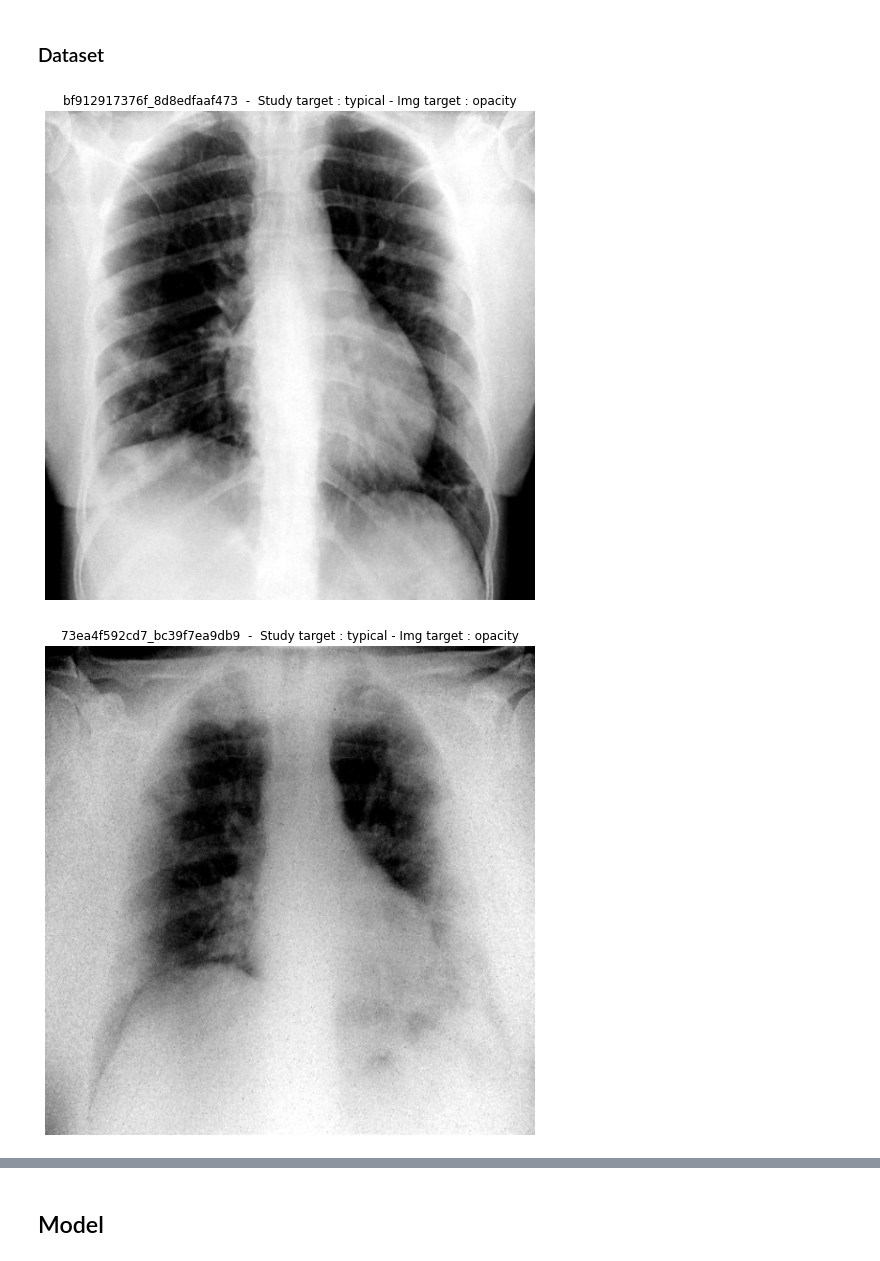
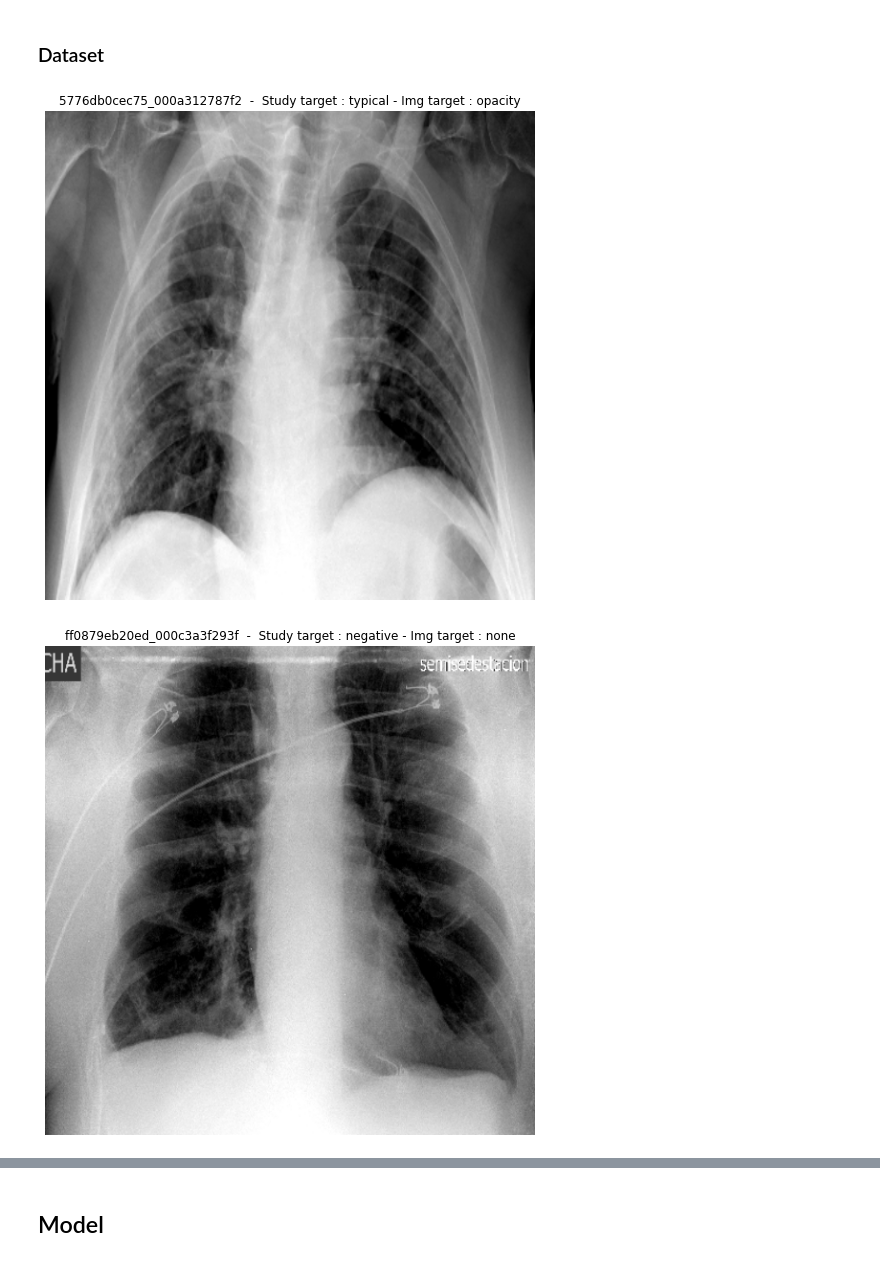
Before and after one commit to TheoViel/kaggle_siim_covid, a Jupyter notebook: notebooks/Training.ipynb, the cells around one changed output, grey strips where cells are left out. Drawn from its saved outputs; the diff is of its cells as text; code cells hidden in the pictures.

```diff
--- a/notebooks/Training.ipynb
+++ b/notebooks/Training.ipynb
@@ -56,10 +56,10 @@ boxes = pd.read_csv('../output/lungs_train')
 df = df.merge(boxes, left_on="image_id", right_on="img_name", suffixes=('', '_lung'))
 df['boxes_lung'] = df['boxes_lung'].apply(lambda x: np.array(ast.literal_eval(x)))
 # %%
-boxes = json.load(open('../output/boxes_dic.json', 'r'))
-boxes = pd.DataFrame.from_dict(boxes).T.reset_index().rename(columns={"index": "image_id", 0: "boxes_lung"})
+# boxes = json.load(open('../output/boxes_dic.json', 'r'))
+# boxes = pd.DataFrame.from_dict(boxes).T.reset_index().rename(columns={"index": "image_id", 0: "boxes_lung"})
 
-df = df.merge(boxes, on="image_id")
+# df = df.merge(boxes, on="image_id")
 # %%
 plt.figure(figsize=(15, 5))
 sns.countplot(x="label", hue="study_label", data=df)
@@ -83,25 +83,25 @@ transforms = get_transfos_cls(augment=False)
 # dataset = CovidDetDataset(df_, DATA_PATH + f"train_{SIZE}/", bbox_format="yolo", transforms=transforms)
 dataset = CovidClsDataset(df_, DATA_PATH + f"train_{SIZE}/", transforms=transforms)
 # %%
-for i in np.random.choice(len(dataset), 10):
-# for i in range(10):
+# for i in np.random.choice(len(dataset), 10):
+for i in range(10):
 #     img, mask, y, y_img, boxes = dataset[i]
     img, mask, y, y_img = dataset[i]
     boxes = []
 
     if isinstance(img, torch.Tensor):
         img = img.cpu().numpy().transpose(1, 2, 0)
         mask = mask.cpu().numpy()[:, :, None]
 
     if True:
         plt.figure(figsize  =(9, 9))
         plot_sample(img, boxes, bbox_format="yolo")
         plt.title(
             f'{df_["save_name"][i][:-4]}  -  Study target : {CLASSES[int(y)]} - '
             f'Img target : {CLASSES_IMG[int(y_img)]}'
         )
         plt.show()
 #         break
 # %% [output]
-[figure, old version]
+[figure, new version]
-[figure, old version]
+[figure, new version]
```
Also changed, not shown: parts of 3 cells of this notebook, 4 other files.
